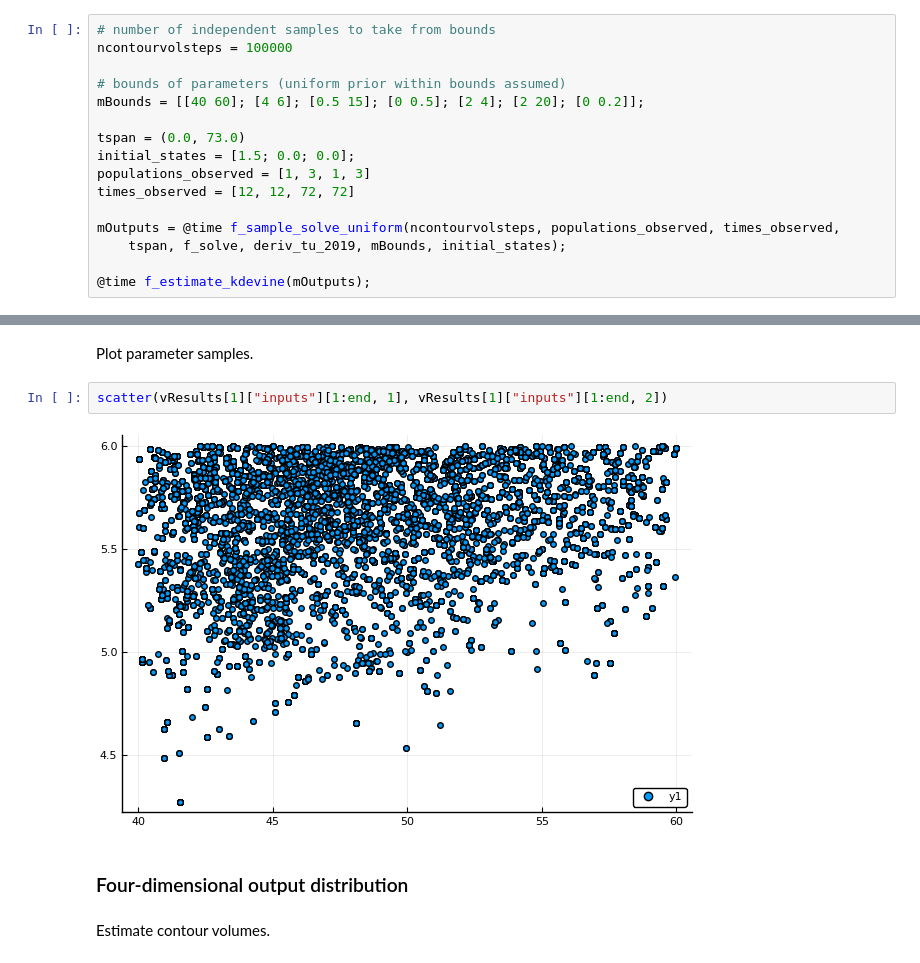
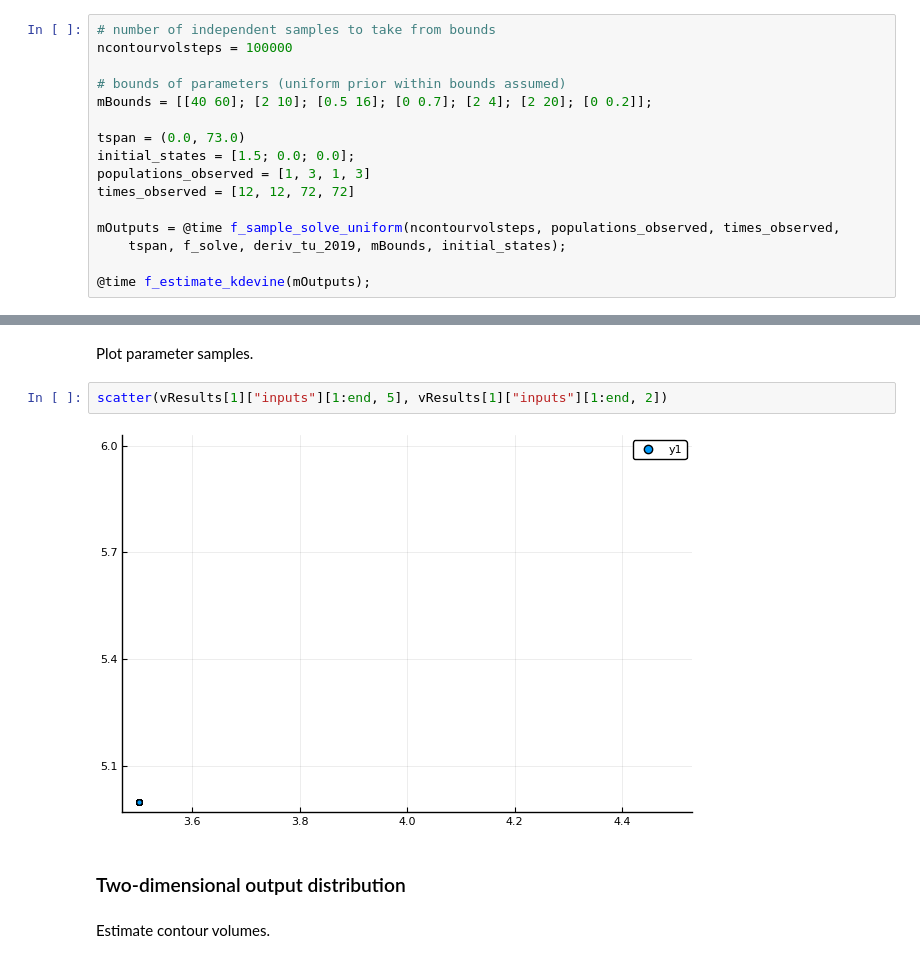
Before and after one commit to ben18785/inverse-sensitivity, a Jupyter notebook: src/s_tu_et_al_2019.ipynb, the cells around one changed output, grey strips where cells are left out. Saved outputs shown, nothing was run; the diff lists cells and outputs as text.

```diff
--- a/src/s_tu_et_al_2019.ipynb
+++ b/src/s_tu_et_al_2019.ipynb
@@ -366,7 +366,7 @@ plot(sol)
 ncontourvolsteps = 100000
 
 # bounds of parameters (uniform prior within bounds assumed)
-mBounds = [[40 60]; [4 6]; [0.5 15]; [0 0.5]; [2 4]; [2 20]; [0 0.2]];
+mBounds = [[40 60]; [2 10]; [0.5 16]; [0 0.7]; [2 4]; [2 20]; [0 0.2]];
 
 tspan = (0.0, 73.0)
 initial_states = [1.5; 0.0; 0.0];
@@ -441,11 +475,11 @@ ylabel!("[KLF8]")
 # %% [markdown]
 Plot parameter samples.
 # %%
-scatter(vResults[1]["inputs"][1:end, 1], vResults[1]["inputs"][1:end, 2])
+scatter(vResults[1]["inputs"][1:end, 5], vResults[1]["inputs"][1:end, 2])
 # %% [output]
-[figure, old version]
+[figure, new version]
 # %% [markdown]
-### Four-dimensional output distribution
+### Two-dimensional output distribution
 # %% [markdown]
 Estimate contour volumes.
 # %%
```
Also changed, not shown: parts of 24 cells of this notebook, 6 other files.
